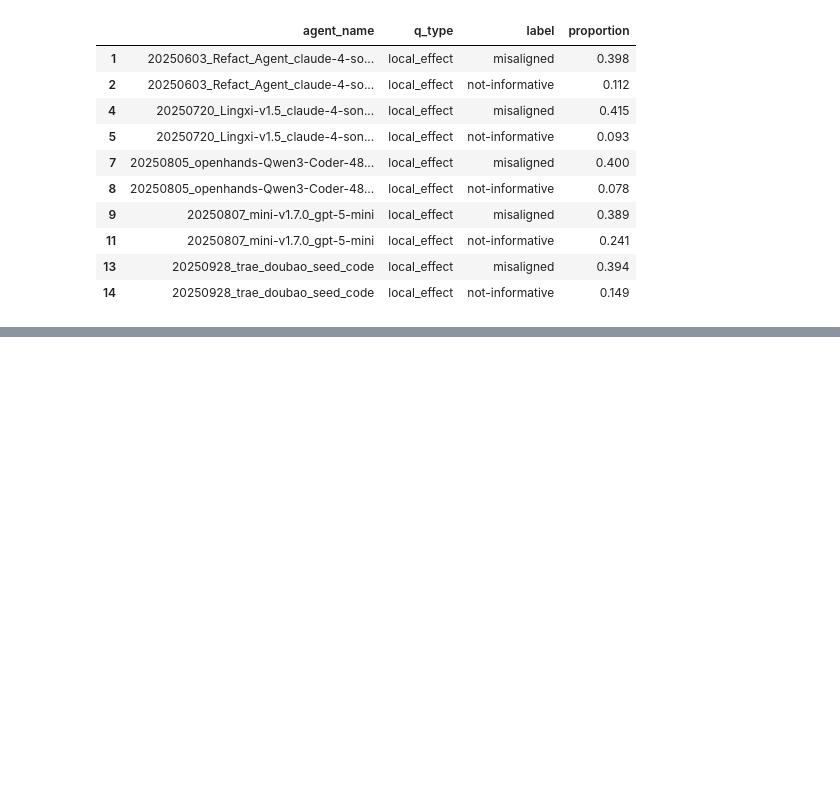
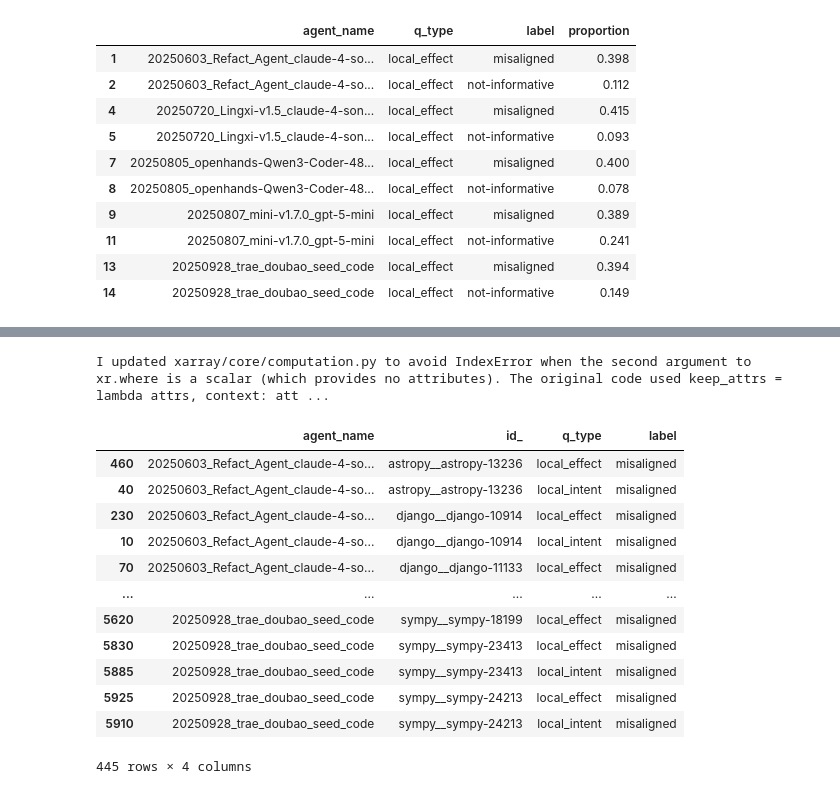
Before and after one commit to pan2013e/explainbench, a Jupyter notebook: results_analysis/rq2_analysis.ipynb, the cells around one changed output, grey strips where cells are left out. Cells and saved outputs as stored; diff of their text form; code cells hidden in the pictures; blank space fills up the shorter version.

```diff
--- a/results_analysis/rq2_analysis.ipynb
+++ b/results_analysis/rq2_analysis.ipynb
@@ -532,0 +572,9 @@ label_mean.round(3)
+# %%
+filtered_df = (
+    temp_df
+    .groupby(["agent_name", "id_"], as_index=False)
+    .filter(lambda g: (g["score"] == 0).all())
+).copy()
+# %%
+filtered_df = filtered_df[filtered_df.trial == 1]
+filtered_df[filtered_df.id_.str.contains("sympy__sympy-24539")]
@@ -532,0 +634,27 @@ label_mean.round(3)
+# %%
+print(get_expl("pydata__xarray-6461", "20250807_mini-v1.7.0_gpt-5-mini"))
+# %% [output]
+I updated xarray/core/computation.py to avoid IndexError when the second argument to xr.where is a scalar (which provides no attributes). The original code used keep_attrs = lambda attrs, context: att ...
+# %%
+out = (
+    filtered_df.loc[filtered_df["label"].eq("misaligned"),
+                    ["agent_name", "id_", "q_type", "label"]]
+    .drop_duplicates()
+    .sort_values(["agent_name", "id_", "q_type"])
+)
+
+out.sort_values(by=["agent_name", "id_", "q_type"])
+# %% [output]
+|  | agent_name | id_ | q_type | label |
+| 460 | 20250603_Refact_Agent_claude-4-so... | astropy__astropy-13236 | local_effect | misaligned |
+| 40 | 20250603_Refact_Agent_claude-4-so... | astropy__astropy-13236 | local_intent | misaligned |
+| 230 | 20250603_Refact_Agent_claude-4-so... | django__django-10914 | local_effect | misaligned |
+| 10 | 20250603_Refact_Agent_claude-4-so... | django__django-10914 | local_intent | misaligned |
+| 70 | 20250603_Refact_Agent_claude-4-so... | django__django-11133 | local_effect | misaligned |
+| ... | ... | ... | ... | ... |
+| 5620 | 20250928_trae_doubao_seed_code | sympy__sympy-18199 | local_effect | misaligned |
+| 5830 | 20250928_trae_doubao_seed_code | sympy__sympy-23413 | local_effect | misaligned |
+| 5885 | 20250928_trae_doubao_seed_code | sympy__sympy-23413 | local_intent | misaligned |
+| 5925 | 20250928_trae_doubao_seed_code | sympy__sympy-24213 | local_effect | misaligned |
+| 5910 | 20250928_trae_doubao_seed_code | sympy__sympy-24213 | local_intent | misaligned |
+445 rows × 4 columns
```
Also changed, not shown: parts of 15 cells of this notebook.
